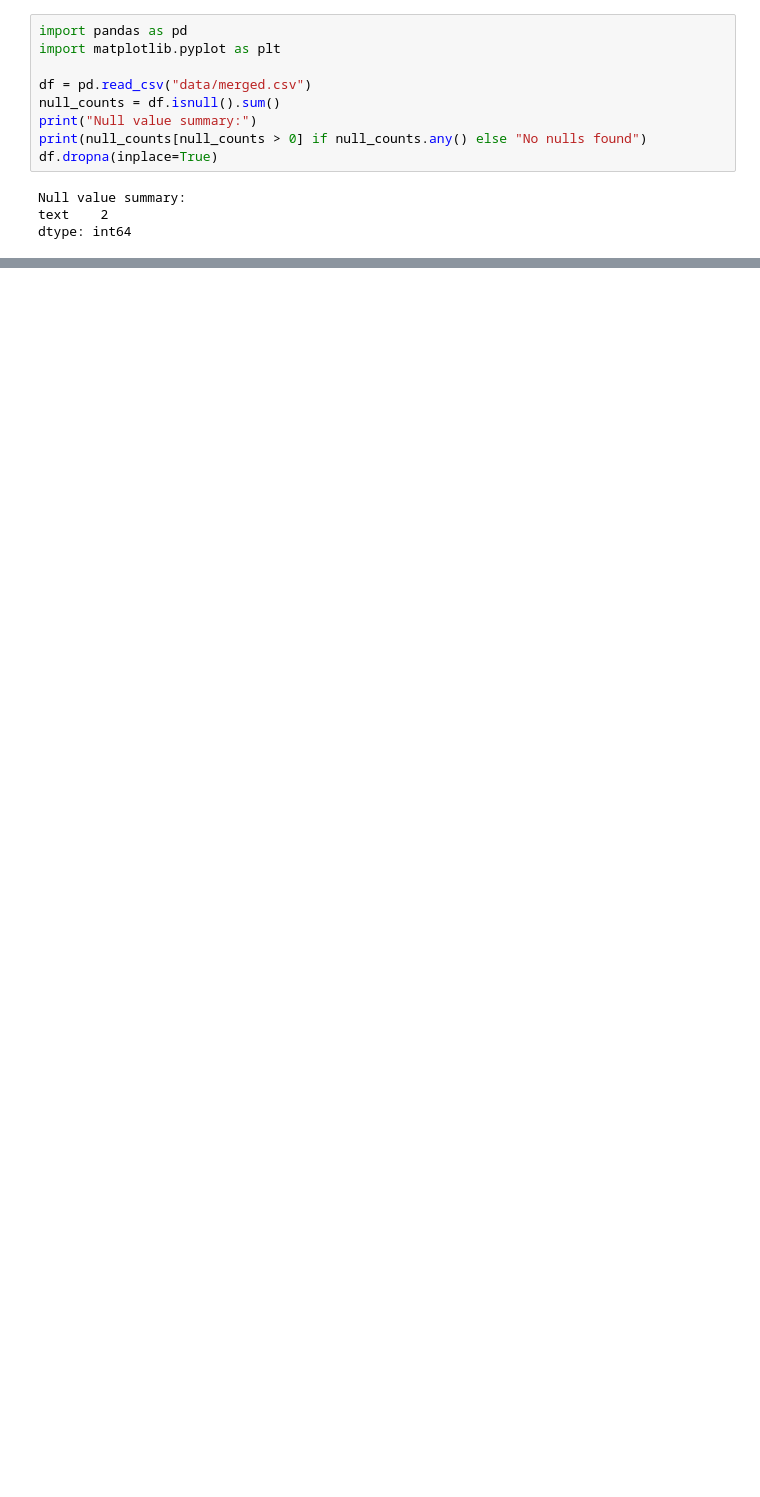
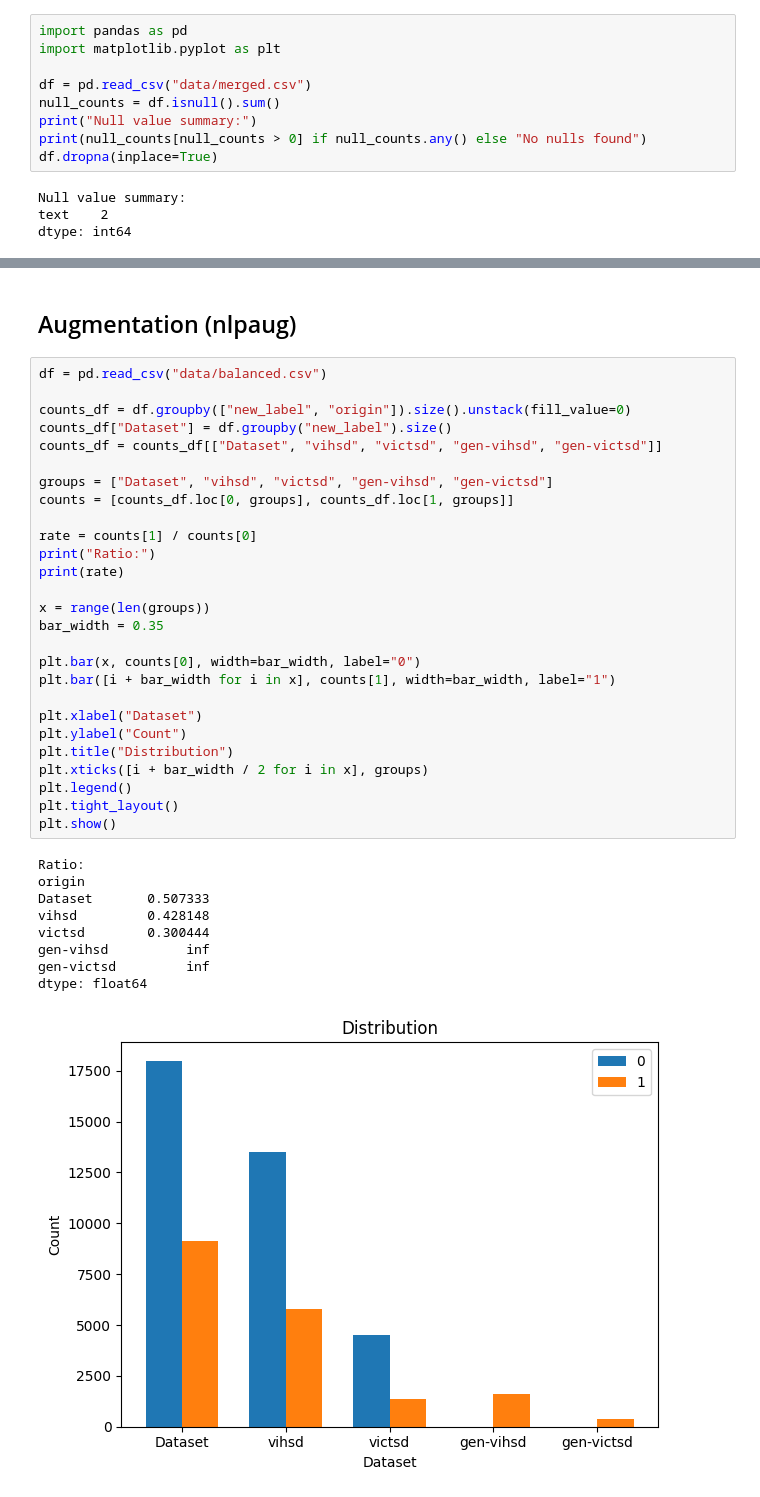
Before and after one commit to enyx24/cs221, a Jupyter notebook: stats.ipynb, the cells around one changed output, grey strips where cells are left out. Saved outputs shown, nothing was run; the diff lists cells and outputs as text; blank space fills up the shorter version.

```diff
--- a/stats.ipynb
+++ b/stats.ipynb
@@ -48,0 +354,39 @@ dtype: float64
+# %% [markdown]
+## Augmentation (nlpaug)
+# %%
+df = pd.read_csv("data/balanced.csv")
+
+counts_df = df.groupby(["new_label", "origin"]).size().unstack(fill_value=0)
+counts_df["Dataset"] = df.groupby("new_label").size()
+counts_df = counts_df[["Dataset", "vihsd", "victsd", "gen-vihsd", "gen-victsd"]]
+
+groups = ["Dataset", "vihsd", "victsd", "gen-vihsd", "gen-victsd"]
+counts = [counts_df.loc[0, groups], counts_df.loc[1, groups]]
+
+rate = counts[1] / counts[0]
+print("Ratio:")
+print(rate)
+
+x = range(len(groups))
+bar_width = 0.35
+
+plt.bar(x, counts[0], width=bar_width, label="0")
+plt.bar([i + bar_width for i in x], counts[1], width=bar_width, label="1")
+
+plt.xlabel("Dataset")
+plt.ylabel("Count")
+plt.title("Distribution")
+plt.xticks([i + bar_width / 2 for i in x], groups)
+plt.legend()
+plt.tight_layout()
+plt.show()
+# %% [output]
+Ratio:
+origin
+Dataset       0.507333
+vihsd         0.428148
+victsd        0.300444
+gen-vihsd          inf
+gen-victsd         inf
+dtype: float64
+[figure, added]
```
Also changed, not shown: parts of 13 cells of this notebook, 17 other files.
